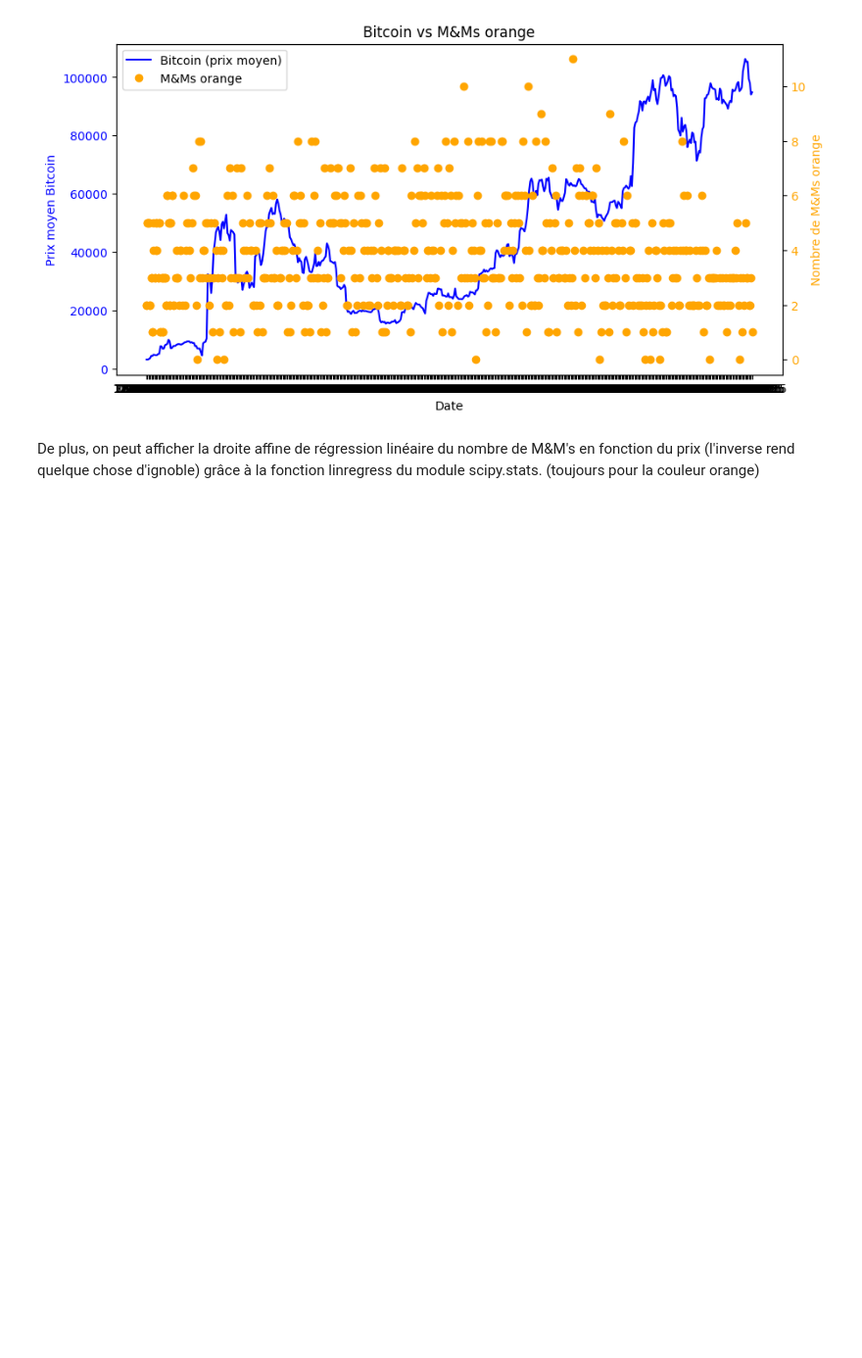
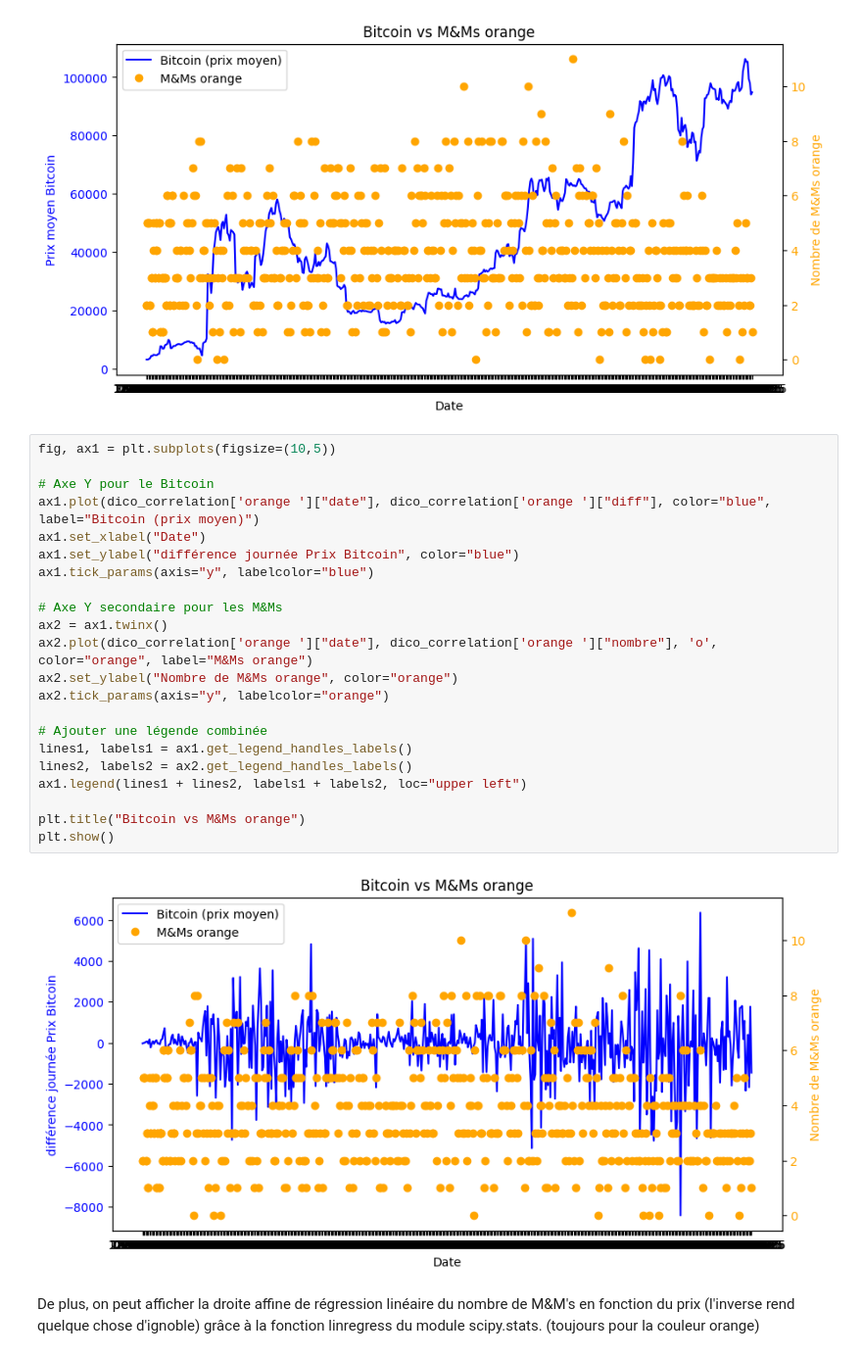
Before and after one commit to Rom906/Projet-Dashboard, a Jupyter notebook: corrélation.ipynb, the cells around one changed output. Shown at 98% size. Drawn from its saved outputs; the diff is of its cells as text; blank space fills up the shorter version.

```diff
--- a/corrélation.ipynb
+++ b/corrélation.ipynb
@@ -226,6 +342,30 @@ plt.title("Bitcoin vs M&Ms orange")
 plt.show()
 # %% [output]
 [figure]
+# %%
+fig, ax1 = plt.subplots(figsize=(10,5))
+
+# Axe Y pour le Bitcoin
+ax1.plot(dico_correlation['orange ']["date"], dico_correlation['orange ']["diff"], color="blue", label="Bitcoin (prix moyen)")
+ax1.set_xlabel("Date")
+ax1.set_ylabel("différence journée Prix Bitcoin", color="blue")
+ax1.tick_params(axis="y", labelcolor="blue")
+
+# Axe Y secondaire pour les M&Ms
+ax2 = ax1.twinx()
+ax2.plot(dico_correlation['orange ']["date"], dico_correlation['orange ']["nombre"], 'o', color="orange", label="M&Ms orange")
+ax2.set_ylabel("Nombre de M&Ms orange", color="orange")
+ax2.tick_params(axis="y", labelcolor="orange")
+
+# Ajouter une légende combinée
+lines1, labels1 = ax1.get_legend_handles_labels()
+lines2, labels2 = ax2.get_legend_handles_labels()
+ax1.legend(lines1 + lines2, labels1 + labels2, loc="upper left")
+
+plt.title("Bitcoin vs M&Ms orange")
+plt.show()
+# %% [output]
+[figure, added]
 # %% [markdown]
 De plus, on peut afficher la droite affine de régression linéaire du nombre de M&M's en fonction du prix (l'inverse rend quelque chose d'ignoble) grâce à la fonction linregress du module scipy.stats. (toujours pour la couleur orange)
 # %%
```
Also changed, not shown: parts of 10 cells of this notebook, 1 other file.
